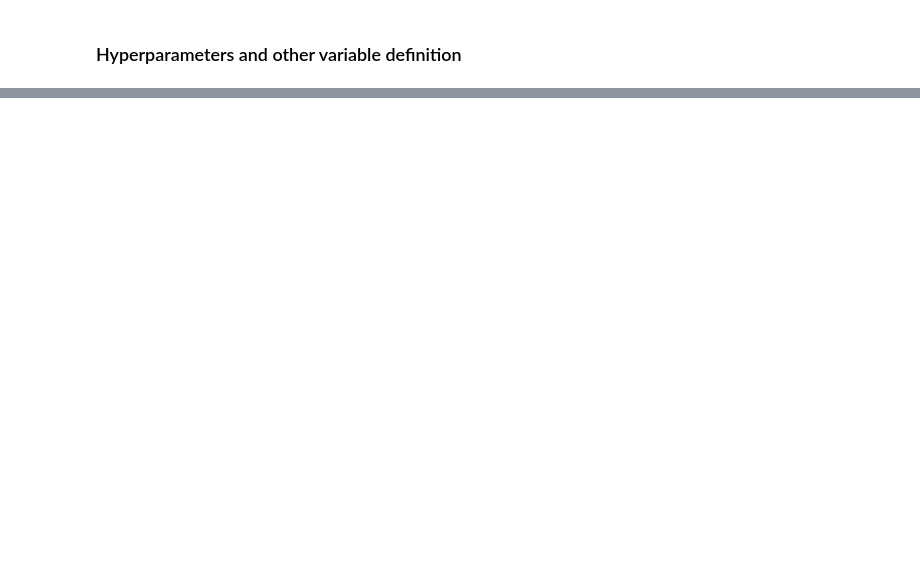
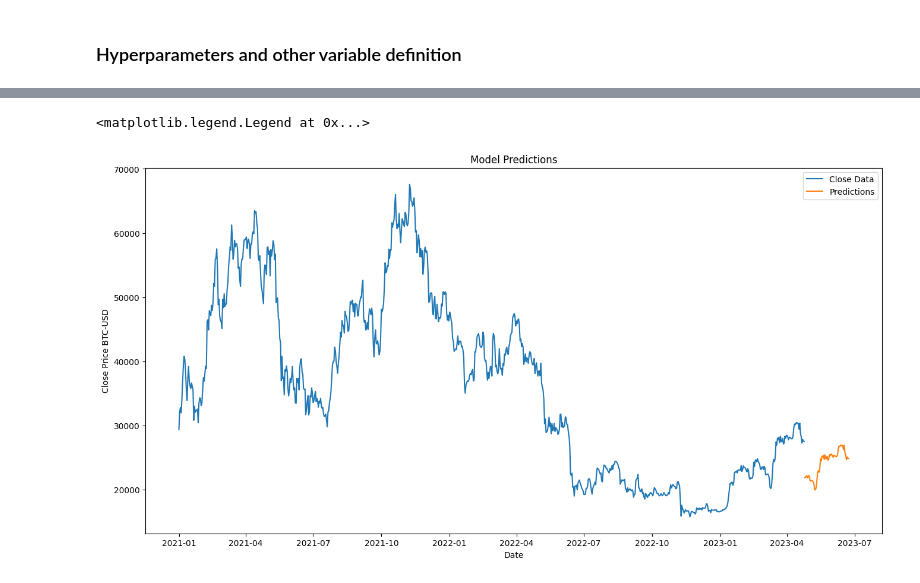
Before and after one commit to QuentinPerret/IAStockForeCaster, a Jupyter notebook: TimeSeriesForecastingTensorFlow.ipynb, the cells around one changed output, grey strips where cells are left out. Saved outputs shown, nothing was run; the diff lists cells and outputs as text; code cells hidden in the pictures; blank space fills up the shorter version.

Commit message:
do the prediction

```diff
--- a/TimeSeriesForecastingTensorFlow.ipynb
+++ b/TimeSeriesForecastingTensorFlow.ipynb
@@ -197,0 +231,27 @@ See the caveats in the documentation: https://pandas.pydata.org/pandas-docs/stab
+# %%
+import pandas , datetime
+
+x_predict = scaled_data[-60:]
+
+y_predict = model.predict(x_predict)
+
+predictions = scaler.inverse_transform(y_predict)
+predictions = pandas.DataFrame(predictions, columns=['Close'])
+
+
+init_date : np.datetime64 = df.index.values[-1]
+
+predictions['Date'] = init_date + np.timedelta64(1,'D')
+for i in range(len(predictions)):
+    predictions['Date'].values[i] += np.timedelta64(i,'D')
+predictions = predictions.set_index('Date')
+
+
+plt.figure(figsize=(16,8))
+plt.title('Model Predictions')
+plt.xlabel('Date')
+plt.ylabel('Close Price BTC-USD')
+plt.plot(df['Close'])
+plt.plot(predictions['Close'])
+plt.legend(['Close Data','Predictions'])
+# %% [output]
@@ -197,0 +259,2 @@ See the caveats in the documentation: https://pandas.pydata.org/pandas-docs/stab
+<matplotlib.legend.Legend at 0x...>
+[figure, added]
```
Also changed, not shown: parts of 9 cells of this notebook, 2 other files.
